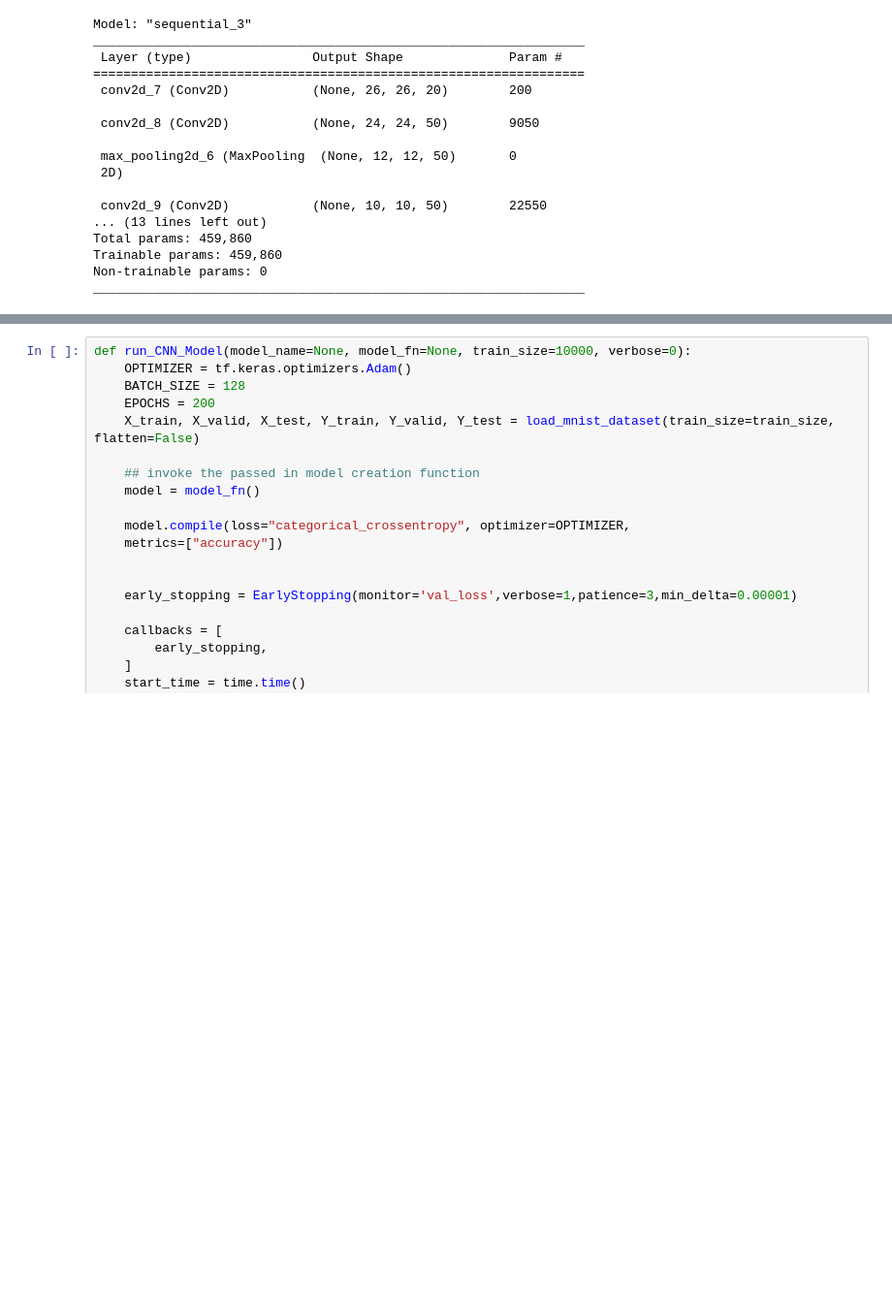
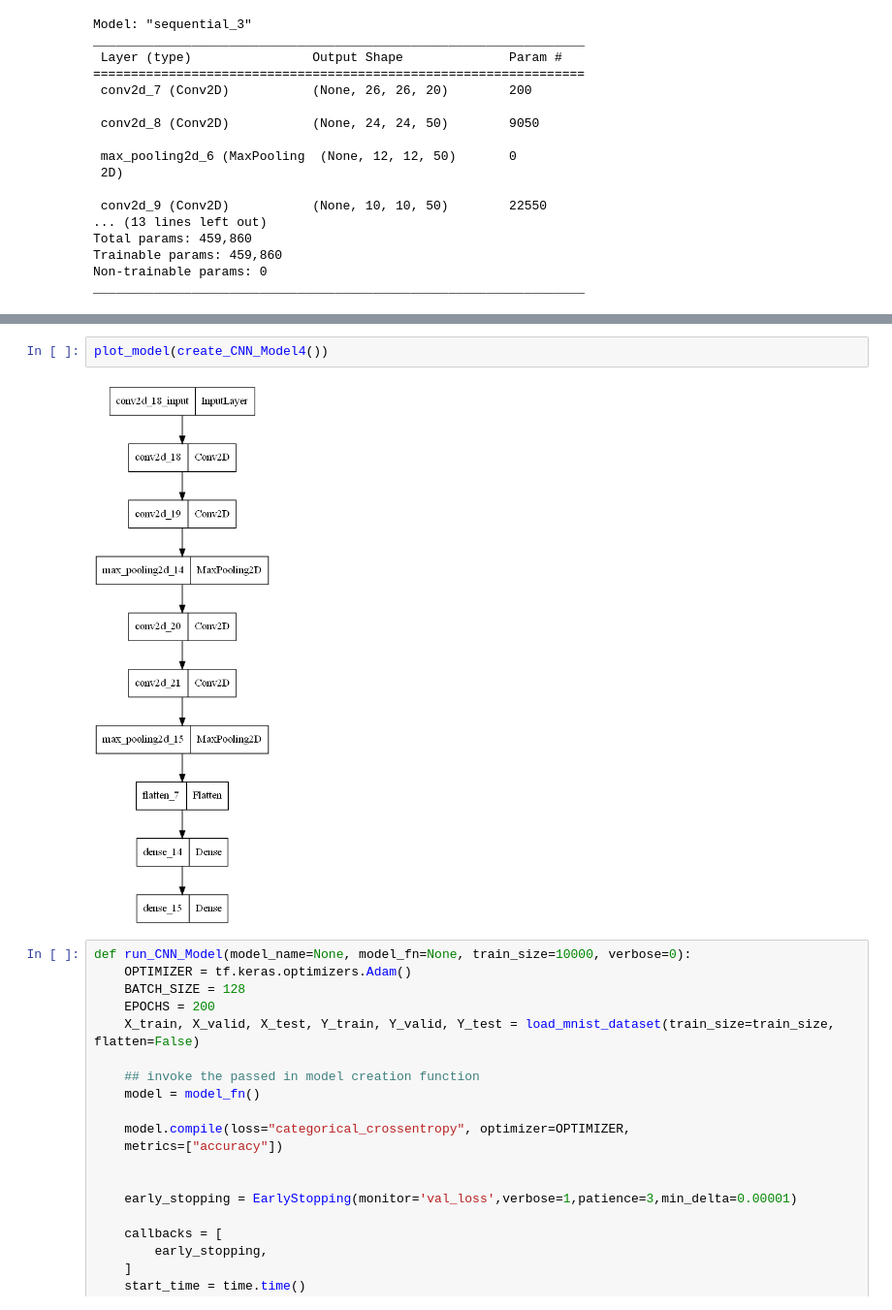
Before and after one commit to albert-kepner/Week6_DL_FinalProject, a Jupyter notebook: CNN_Models.ipynb, the cells around one changed output, grey strips where cells are left out. Shown: that part at 97% size. Saved outputs shown, nothing was run; the diff lists cells and outputs as text; blank space fills up the shorter version.

```diff
--- a/CNN_Models.ipynb
+++ b/CNN_Models.ipynb
@@ -235,3 +248,7 @@ _________________________________________________________________
+# %%
+plot_model(create_CNN_Model4())
+# %% [output]
+[figure, added]
 # %%
 def run_CNN_Model(model_name=None, model_fn=None, train_size=10000, verbose=0):
     OPTIMIZER = tf.keras.optimizers.Adam()
```
Also changed, not shown: parts of 26 cells of this notebook, 4 other files.
